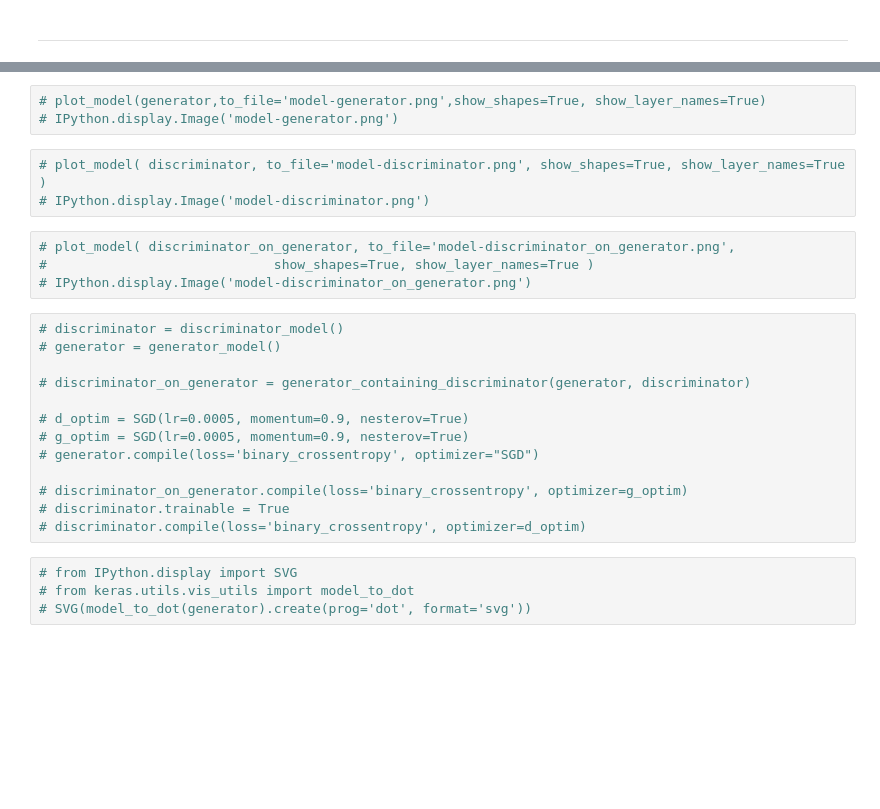
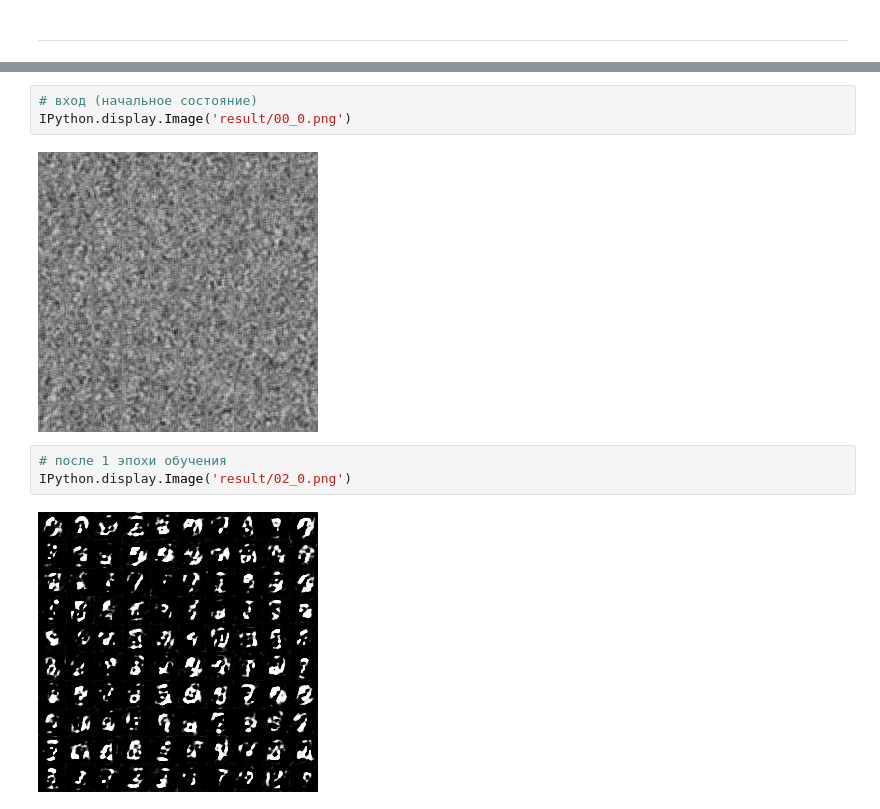
Before and after one commit to mechanoid5/ml_lectorium_legacy, a Jupyter notebook: examples/23-gan/01-gan-mnist.ipynb, the cells around one changed output, grey strips where cells are left out. Drawn from its saved outputs; the diff is of its cells as text; blank space fills up the shorter version.

```diff
--- a/examples/23-gan/01-gan-mnist.ipynb
+++ b/examples/23-gan/01-gan-mnist.ipynb
@@ -286,27 +241,10 @@ discriminator.save_weights('result/discriminator', True)
-# %%
-# plot_model(generator,to_file='model-generator.png',show_shapes=True, show_layer_names=True)
-# IPython.display.Image('model-generator.png')
-# %%
-# plot_model( discriminator, to_file='model-discriminator.png', show_shapes=True, show_layer_names=True )
-# IPython.display.Image('model-discriminator.png')
-# %%
-# plot_model( discriminator_on_generator, to_file='model-discriminator_on_generator.png',
-#                             show_shapes=True, show_layer_names=True )
-# IPython.display.Image('model-discriminator_on_generator.png')
-# %%
-# discriminator = discriminator_model()
-# generator = generator_model()
-
-# discriminator_on_generator = generator_containing_discriminator(generator, discriminator)
-
-# d_optim = SGD(lr=0.0005, momentum=0.9, nesterov=True)
-# g_optim = SGD(lr=0.0005, momentum=0.9, nesterov=True)
-# generator.compile(loss='binary_crossentropy', optimizer="SGD")
-
-# discriminator_on_generator.compile(loss='binary_crossentropy', optimizer=g_optim)
-# discriminator.trainable = True
-# discriminator.compile(loss='binary_crossentropy', optimizer=d_optim)
-# %%
-# from IPython.display import SVG
-# from keras.utils.vis_utils import model_to_dot
-# SVG(model_to_dot(generator).create(prog='dot', format='svg'))
+# %%
+# вход (начальное состояние)
+IPython.display.Image('result/00_0.png')
+# %% [output]
+[figure, added]
+# %%
+# после 1 эпохи обучения
+IPython.display.Image('result/02_0.png')
+# %% [output]
+[figure, added]
```
Also changed, not shown: parts of 12 cells of this notebook.
